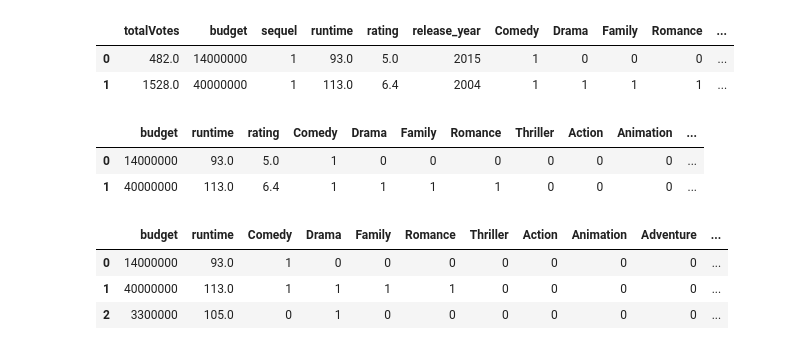
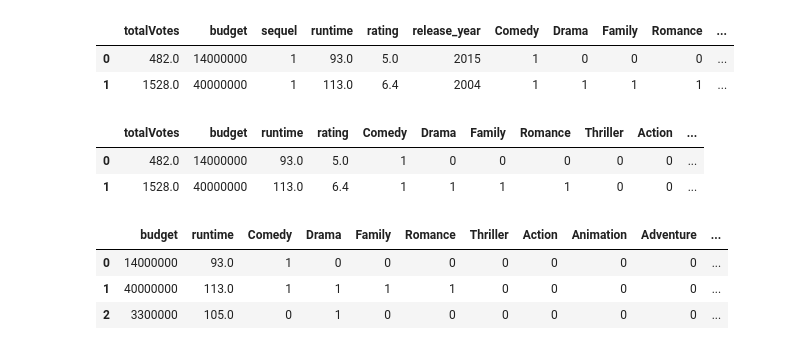
Before and after one commit to alysnow/Final-Project, a Jupyter notebook: Notebooks/MovieBase_main - AdditionalFeatures.ipynb, the cells around one changed output. Saved outputs shown, nothing was run; the diff lists cells and outputs as text; code cells hidden in the pictures.

```diff
--- a/Notebooks/MovieBase_main - AdditionalFeatures.ipynb
+++ b/Notebooks/MovieBase_main - AdditionalFeatures.ipynb
@@ -791,16 +791,16 @@ model_df.head(2)
 | 0 | 482.0 | 14000000 | 1 | 93.0 | 5.0 | 2015 | 1 | 0 | 0 | 0 | ... |
 | 1 | 1528.0 | 40000000 | 1 | 113.0 | 6.4 | 2004 | 1 | 1 | 1 | 1 | ... |
 # %%
-model_df2 = data_explore_genres[['budget','runtime','rating','Comedy', 'Drama',
+model_df2 = data_explore_genres[['totalVotes','budget','runtime','rating','Comedy', 'Drama',
                                 'Family', 'Romance', 'Thriller','Action', 'Animation', 'Adventure',
                                 'Horror','Music','Crime', 'Science Fiction', 'Mystery', 'Fantasy', 'War','History',
                                  'language_English','language_Français', 'language_Español', 'language_Deutsch',
                                  'language_Pусский']]
 model_df2.head(2)
 # %% [output]
-|  | budget | runtime | rating | Comedy | Drama | Family | Romance | Thriller | Action | Animation | ... |
-| 0 | 14000000 | 93.0 | 5.0 | 1 | 0 | 0 | 0 | 0 | 0 | 0 | ... |
-| 1 | 40000000 | 113.0 | 6.4 | 1 | 1 | 1 | 1 | 0 | 0 | 0 | ... |
+|  | totalVotes | budget | runtime | rating | Comedy | Drama | Family | Romance | Thriller | Action | ... |
+| 0 | 482.0 | 14000000 | 93.0 | 5.0 | 1 | 0 | 0 | 0 | 0 | 0 | ... |
+| 1 | 1528.0 | 40000000 | 113.0 | 6.4 | 1 | 1 | 1 | 1 | 0 | 0 | ... |
 # %%
 model_df3 = data_explore_genres[['budget','runtime','Comedy', 'Drama',
                                 'Family', 'Romance', 'Thriller','Action', 'Animation', 'Adventure',
```
Also changed, not shown: parts of 15 cells of this notebook, 29 other files.
